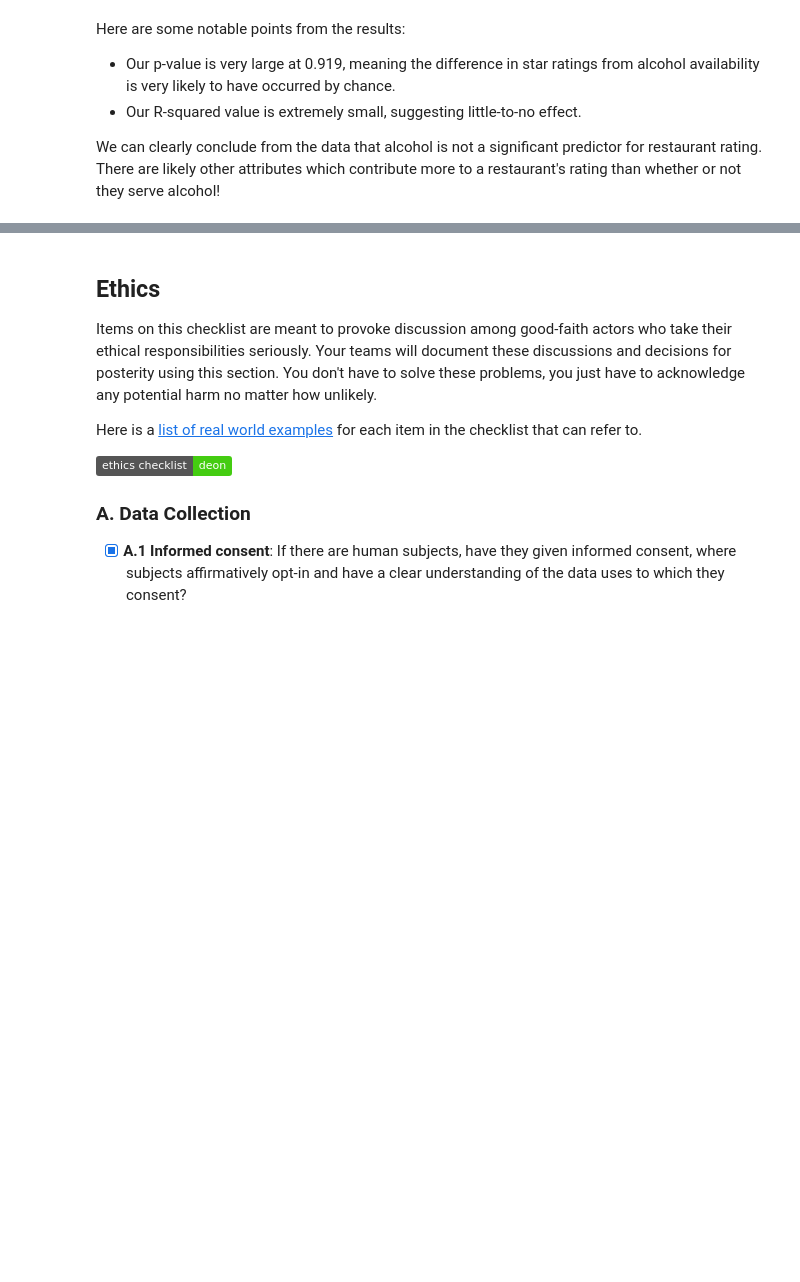
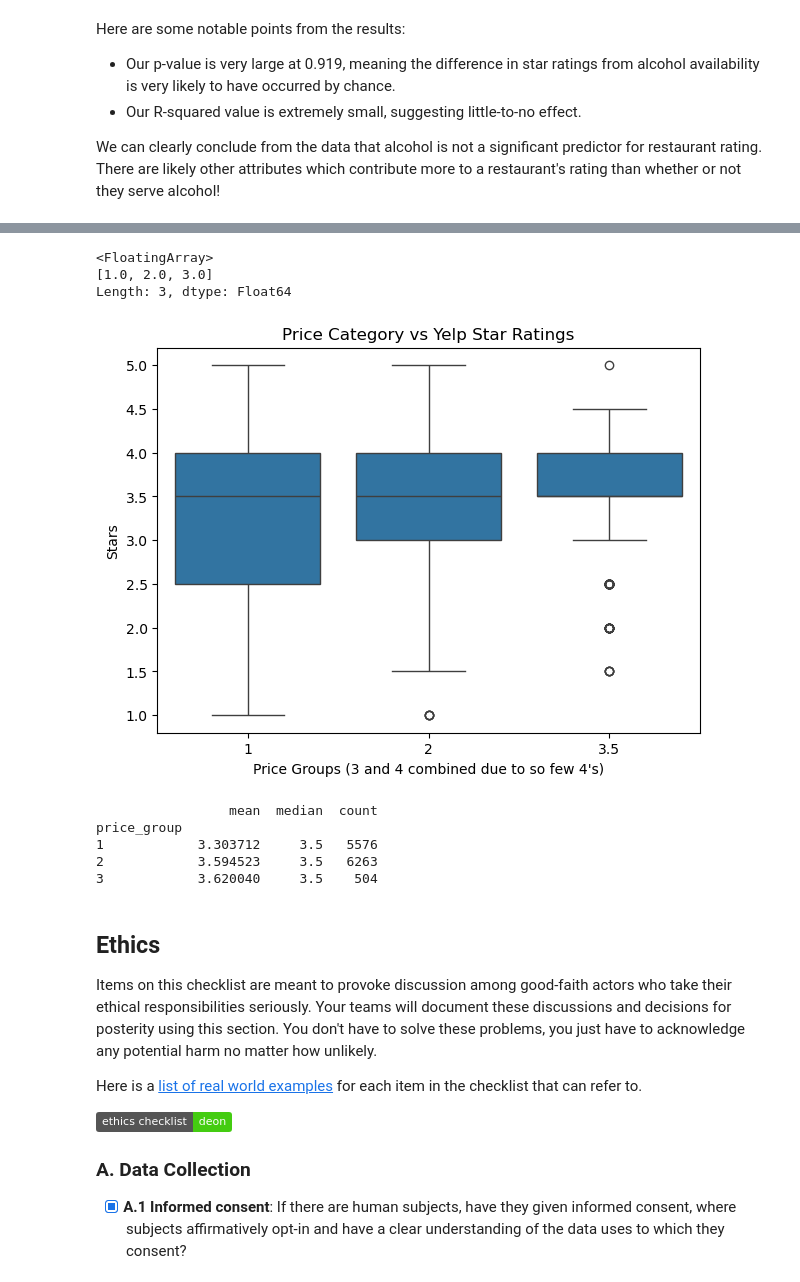
Before and after one commit to COGS108/Group009_WI26, a Jupyter notebook: 02-EDACheckpoint.ipynb, the cells around one changed output, grey strips where cells are left out. Drawn from its saved outputs; the diff is of its cells as text; code cells hidden in the pictures; badges without logos; blank space fills up the shorter version.

```diff
--- a/02-EDACheckpoint.ipynb
+++ b/02-EDACheckpoint.ipynb
@@ -420,3 +558,37 @@ We can clearly conclude from the data that alcohol is not a significant predicto
+# %%
+df_price_known["price_group"].unique()
+# %% [output]
+<FloatingArray>
+[1.0, 2.0, 3.0]
+Length: 3, dtype: Float64
+# %%
+df_price = yelp_df.copy()
+
+price = df_price["attr_RestaurantsPriceRange2"].astype("string")
+price_clean = price.str.replace("'", "", regex=False).str.strip()
+df_price["price_range"] = pd.to_numeric(price_clean, errors="coerce")
+
+df_price_known = df_price.dropna(subset=["price_range"]).copy()
+df_price_known["price_group"] = df_price_known["price_range"].replace({4.0: 3.0})
+df_price_known["price_group"] = df_price_known["price_group"].astype(float).astype(int)
+
+plt.figure(figsize=(7,5))
+sns.boxplot(data=df_price_known, x="price_group", y="stars")
+plt.xticks([0,1,2], ["1", "2", "3.5"])
+plt.title("Price Category vs Yelp Star Ratings")
+plt.xlabel("Price Groups (3 and 4 combined due to so few 4's)")
+plt.ylabel("Stars")
+plt.show()
+# %% [output]
+[figure, added]
+# %%
+print(df_price_known.groupby("price_group")["stars"].agg(["mean","median","count"]))
+# %% [output]
+                 mean  median  count
+price_group
+1            3.303712     3.5   5576
+2            3.594523     3.5   6263
+3            3.620040     3.5    504
 # %% [markdown]
 ## Ethics
 
```
Also changed, not shown: parts of 24 cells of this notebook.
